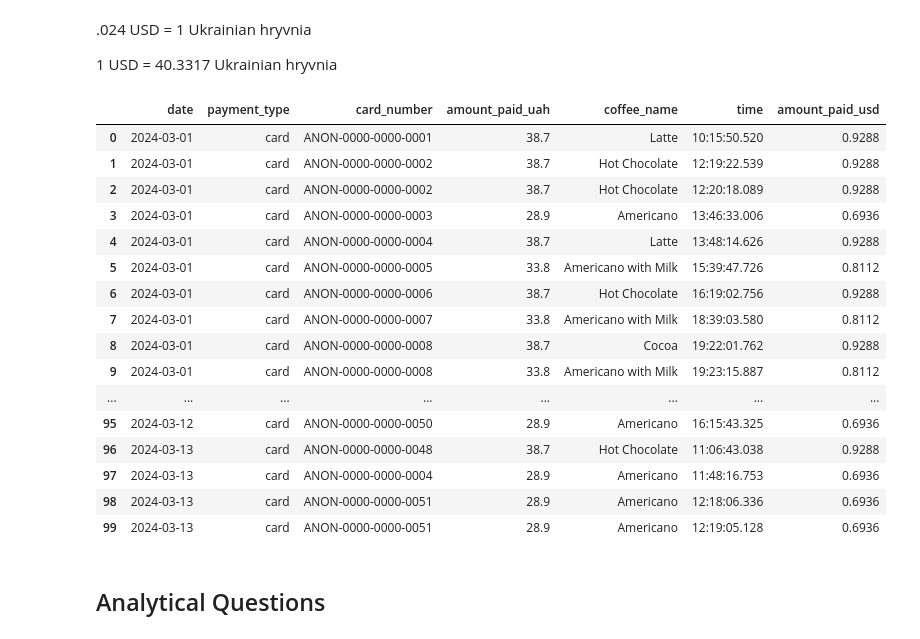
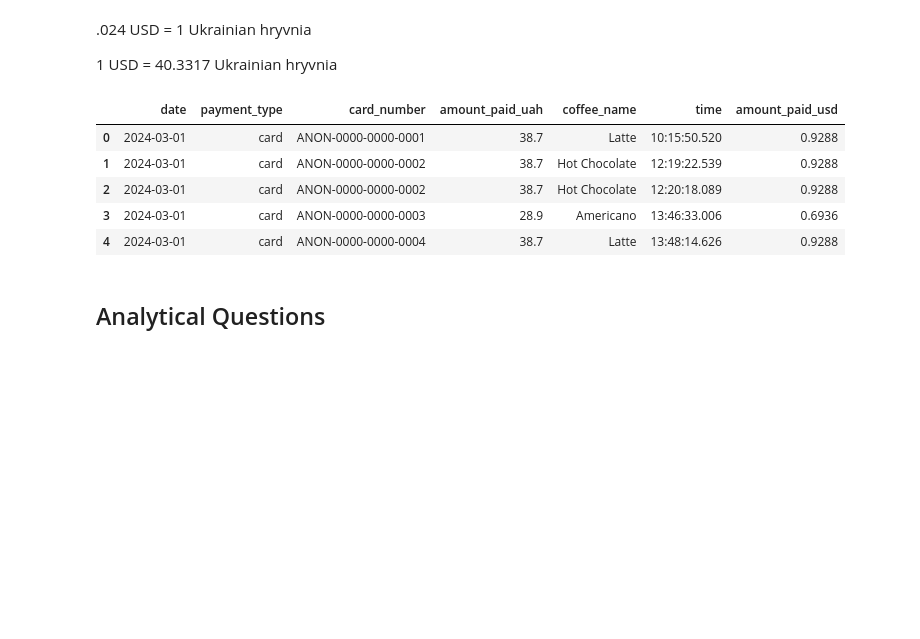
Before and after one commit to JoshuaFarara/KaggleWorld, a Jupyter notebook: notebooks/coffee_sales_analyisis.ipynb, the cells around one changed output. Drawn from its saved outputs; the diff is of its cells as text; code cells hidden in the pictures; blank space fills up the shorter version.

```diff
--- a/notebooks/coffee_sales_analyisis.ipynb
+++ b/notebooks/coffee_sales_analyisis.ipynb
@@ -238,25 +220,14 @@ Name: time, dtype: object
 UAH_to_USD = .024
 df['amount_paid_usd'] = df['amount_paid_uah'] * UAH_to_USD
 # %%
-df.head(100)
+df.head(5)
 # %% [output]
 |  | date | payment_type | card_number | amount_paid_uah | coffee_name | time | amount_paid_usd |
 | 0 | 2024-03-01 | card | ANON-0000-0000-0001 | 38.7 | Latte | 10:15:50.520 | 0.9288 |
 | 1 | 2024-03-01 | card | ANON-0000-0000-0002 | 38.7 | Hot Chocolate | 12:19:22.539 | 0.9288 |
 | 2 | 2024-03-01 | card | ANON-0000-0000-0002 | 38.7 | Hot Chocolate | 12:20:18.089 | 0.9288 |
 | 3 | 2024-03-01 | card | ANON-0000-0000-0003 | 28.9 | Americano | 13:46:33.006 | 0.6936 |
 | 4 | 2024-03-01 | card | ANON-0000-0000-0004 | 38.7 | Latte | 13:48:14.626 | 0.9288 |
-| 5 | 2024-03-01 | card | ANON-0000-0000-0005 | 33.8 | Americano with Milk | 15:39:47.726 | 0.8112 |
-| 6 | 2024-03-01 | card | ANON-0000-0000-0006 | 38.7 | Hot Chocolate | 16:19:02.756 | 0.9288 |
-| 7 | 2024-03-01 | card | ANON-0000-0000-0007 | 33.8 | Americano with Milk | 18:39:03.580 | 0.8112 |
-| 8 | 2024-03-01 | card | ANON-0000-0000-0008 | 38.7 | Cocoa | 19:22:01.762 | 0.9288 |
-| 9 | 2024-03-01 | card | ANON-0000-0000-0008 | 33.8 | Americano with Milk | 19:23:15.887 | 0.8112 |
-| ... | ... | ... | ... | ... | ... | ... | ... |
-| 95 | 2024-03-12 | card | ANON-0000-0000-0050 | 28.9 | Americano | 16:15:43.325 | 0.6936 |
-| 96 | 2024-03-13 | card | ANON-0000-0000-0048 | 38.7 | Hot Chocolate | 11:06:43.038 | 0.9288 |
-| 97 | 2024-03-13 | card | ANON-0000-0000-0004 | 28.9 | Americano | 11:48:16.753 | 0.6936 |
-| 98 | 2024-03-13 | card | ANON-0000-0000-0051 | 28.9 | Americano | 12:18:06.336 | 0.6936 |
-| 99 | 2024-03-13 | card | ANON-0000-0000-0051 | 28.9 | Americano | 12:19:05.128 | 0.6936 |
 # %% [markdown]
 ## Analytical Questions
 # %% [markdown]
```
Also changed, not shown: parts of 2 cells of this notebook.
